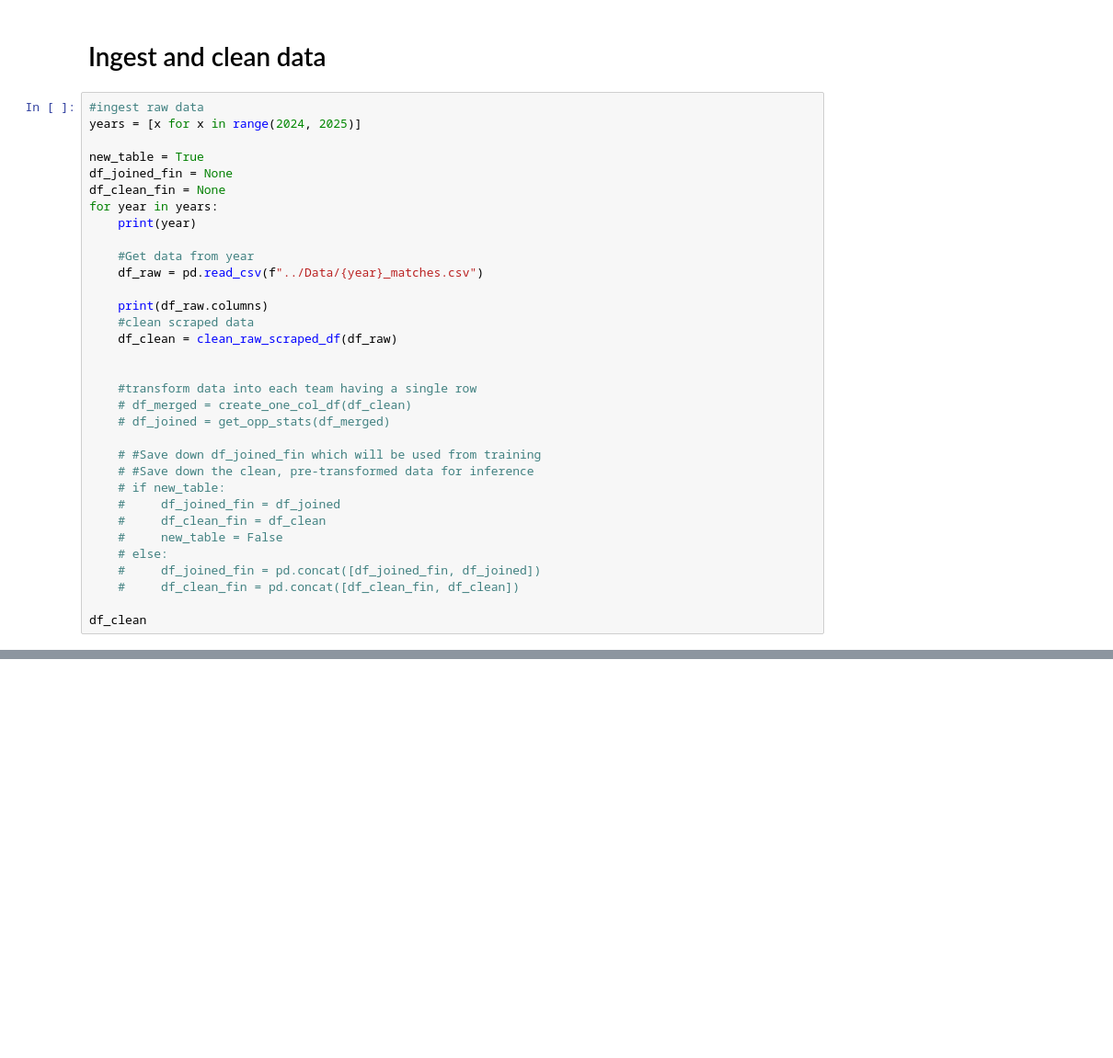
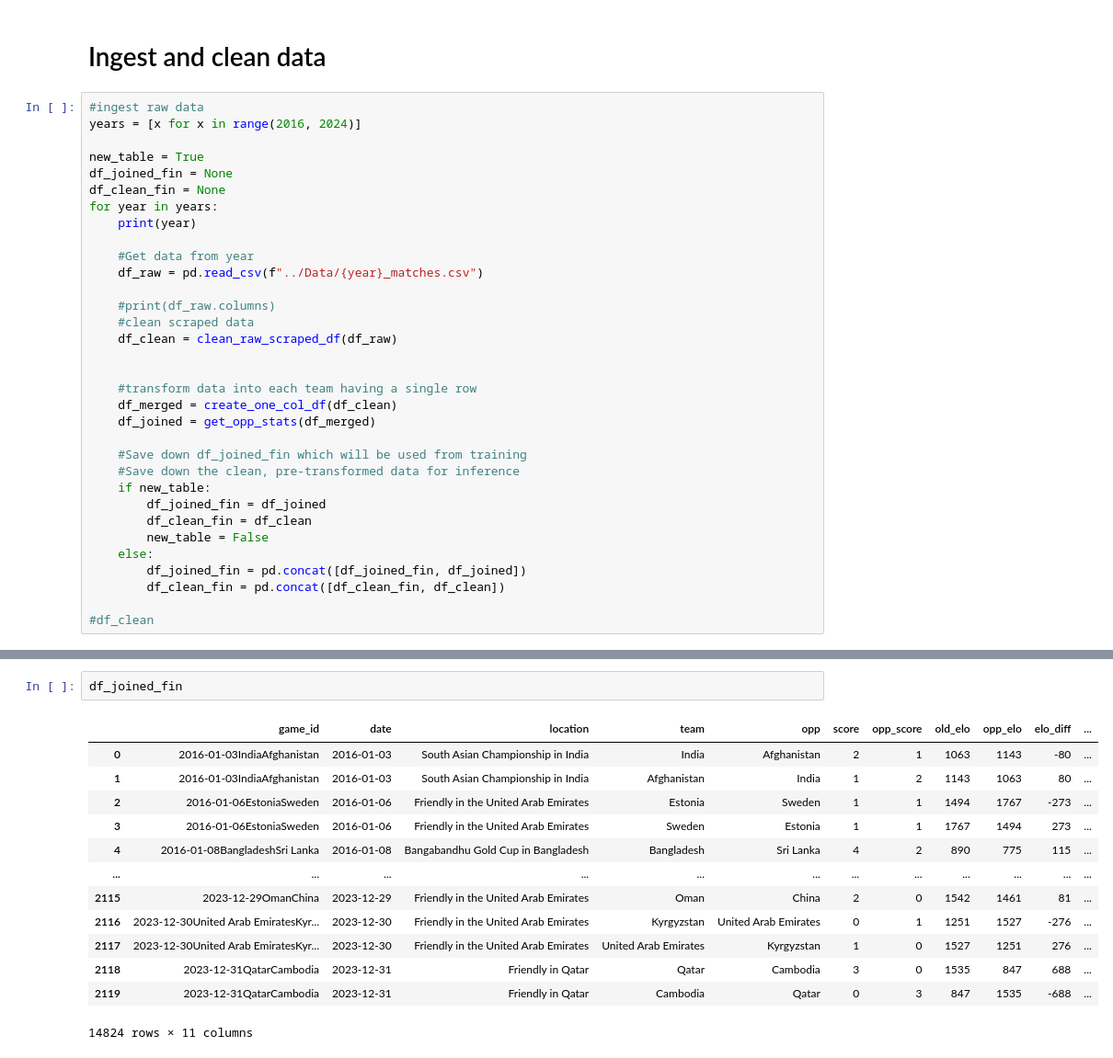
Before and after one commit to mateojuliani/soccer_forecasts, a Jupyter notebook: intl_soccer_workflow/02_create_model.ipynb, the cells around one changed output, grey strips where cells are left out. Shown at 92% size. Drawn from its saved outputs; the diff is of its cells as text; blank space fills up the shorter version.

```diff
--- a/intl_soccer_workflow/02_create_model.ipynb
+++ b/intl_soccer_workflow/02_create_model.ipynb
@@ -4,7 +4,7 @@
 # Ingest and clean data
 # %%
 #ingest raw data
-years = [x for x in range(2024, 2025)]
+years = [x for x in range(2016, 2024)]
 
 new_table = True
 df_joined_fin = None
@@ -15,23 +15,23 @@ for year in years:
     #Get data from year
     df_raw = pd.read_csv(f"../Data/{year}_matches.csv")
 
-    print(df_raw.columns)
+    #print(df_raw.columns)
     #clean scraped data
     df_clean = clean_raw_scraped_df(df_raw)
 
 
     #transform data into each team having a single row
-    # df_merged = create_one_col_df(df_clean)
-    # df_joined = get_opp_stats(df_merged)
+    df_merged = create_one_col_df(df_clean)
+    df_joined = get_opp_stats(df_merged)
 
-    # #Save down df_joined_fin which will be used from training
-    # #Save down the clean, pre-transformed data for inference
-    # if new_table:
-    #     df_joined_fin = df_joined
-    #     df_clean_fin = df_clean
-    #     new_table = False
-    # else:
-    #     df_joined_fin = pd.concat([df_joined_fin, df_joined])
-    #     df_clean_fin = pd.concat([df_clean_fin, df_clean])
+    #Save down df_joined_fin which will be used from training
+    #Save down the clean, pre-transformed data for inference
+    if new_table:
+        df_joined_fin = df_joined
+        df_clean_fin = df_clean
+        new_table = False
+    else:
+        df_joined_fin = pd.concat([df_joined_fin, df_joined])
+        df_clean_fin = pd.concat([df_clean_fin, df_clean])
 
-df_clean
+#df_clean
@@ -37,0 +63,16 @@ df_clean
+# %%
+df_joined_fin
+# %% [output]
+|  | game_id | date | location | team | opp | score | opp_score | old_elo | opp_elo | elo_diff | ... |
+| 0 | 2016-01-03IndiaAfghanistan | 2016-01-03 | South Asian Championship in India | India | Afghanistan | 2 | 1 | 1063 | 1143 | -80 | ... |
+| 1 | 2016-01-03IndiaAfghanistan | 2016-01-03 | South Asian Championship in India | Afghanistan | India | 1 | 2 | 1143 | 1063 | 80 | ... |
+| 2 | 2016-01-06EstoniaSweden | 2016-01-06 | Friendly in the United Arab Emirates | Estonia | Sweden | 1 | 1 | 1494 | 1767 | -273 | ... |
+| 3 | 2016-01-06EstoniaSweden | 2016-01-06 | Friendly in the United Arab Emirates | Sweden | Estonia | 1 | 1 | 1767 | 1494 | 273 | ... |
+| 4 | 2016-01-08BangladeshSri Lanka | 2016-01-08 | Bangabandhu Gold Cup in Bangladesh | Bangladesh | Sri Lanka | 4 | 2 | 890 | 775 | 115 | ... |
+| ... | ... | ... | ... | ... | ... | ... | ... | ... | ... | ... | ... |
+| 2115 | 2023-12-29OmanChina | 2023-12-29 | Friendly in the United Arab Emirates | Oman | China | 2 | 0 | 1542 | 1461 | 81 | ... |
+| 2116 | 2023-12-30United Arab EmiratesKyr... | 2023-12-30 | Friendly in the United Arab Emirates | Kyrgyzstan | United Arab Emirates | 0 | 1 | 1251 | 1527 | -276 | ... |
+| 2117 | 2023-12-30United Arab EmiratesKyr... | 2023-12-30 | Friendly in the United Arab Emirates | United Arab Emirates | Kyrgyzstan | 1 | 0 | 1527 | 1251 | 276 | ... |
+| 2118 | 2023-12-31QatarCambodia | 2023-12-31 | Friendly in Qatar | Qatar | Cambodia | 3 | 0 | 1535 | 847 | 688 | ... |
+| 2119 | 2023-12-31QatarCambodia | 2023-12-31 | Friendly in Qatar | Cambodia | Qatar | 0 | 3 | 847 | 1535 | -688 | ... |
+14824 rows × 11 columns
```
Also changed, not shown: parts of 7 cells of this notebook, 1 other file.
